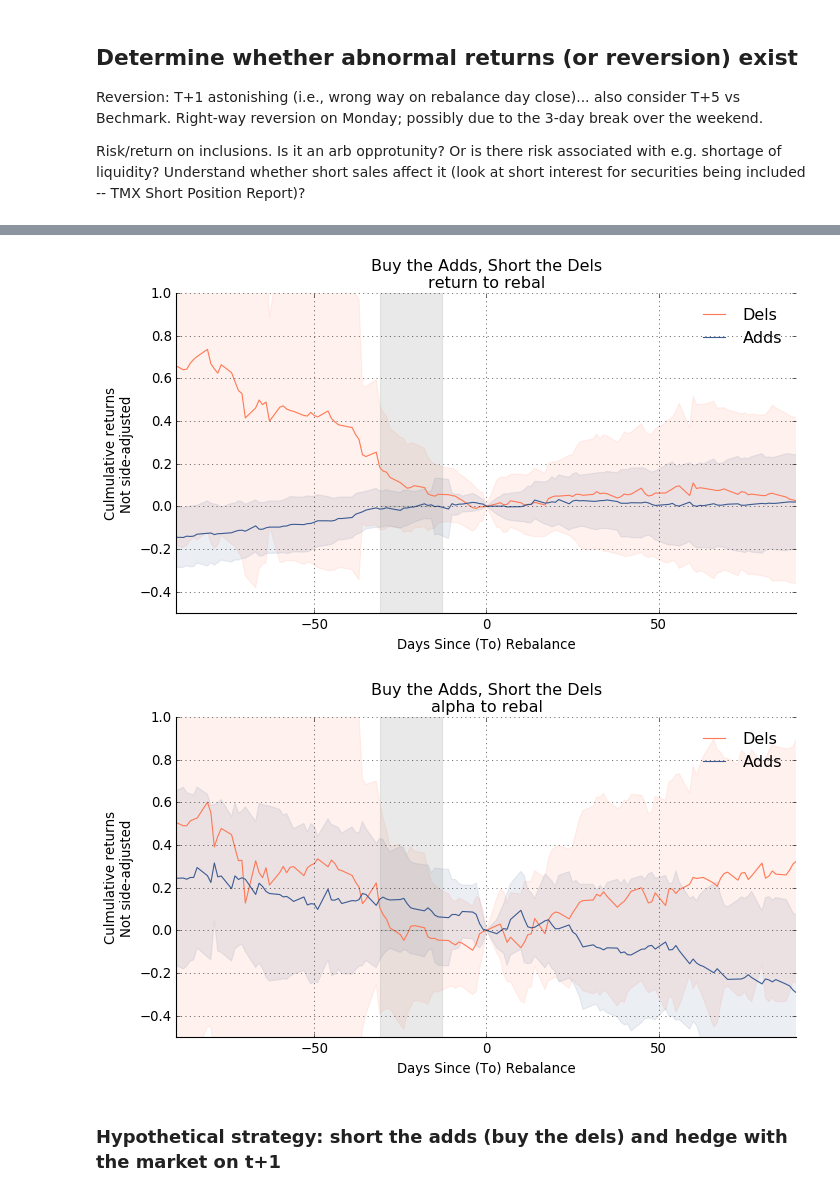
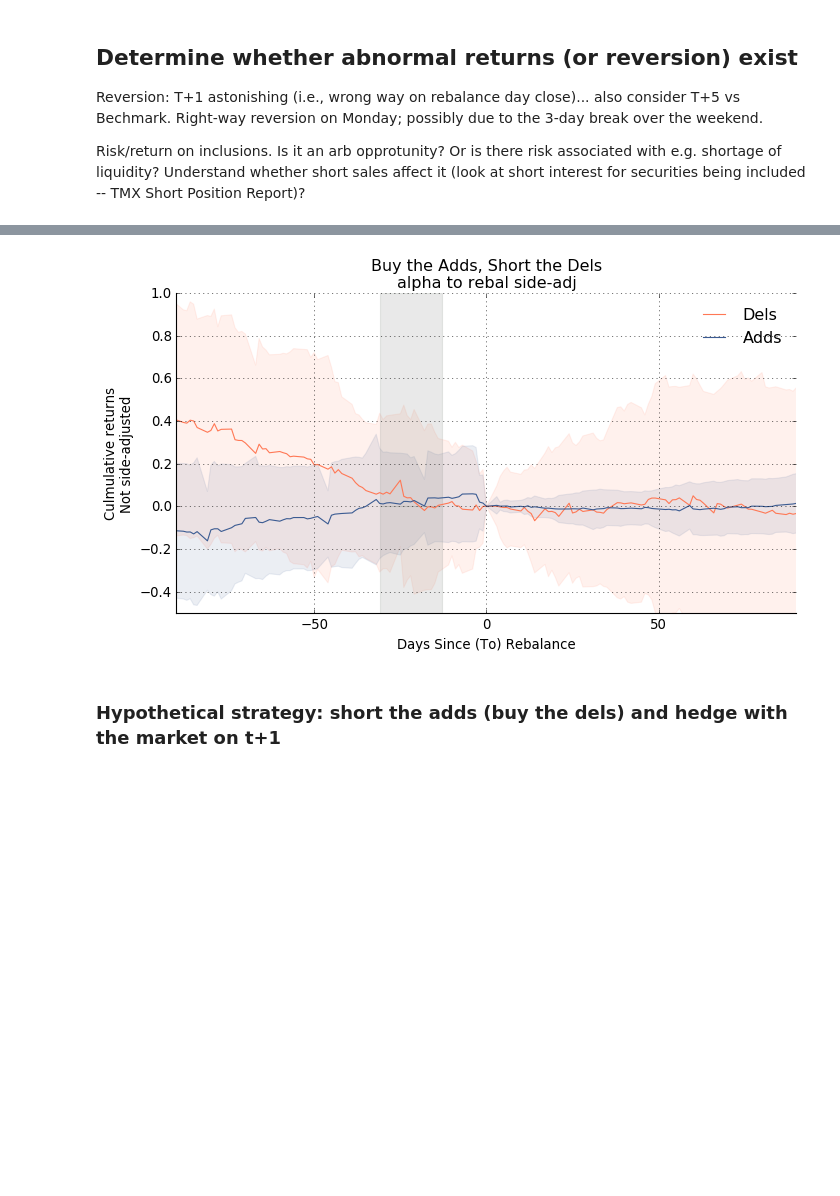
Before and after one commit to ebryce/Portfolio-Risk, a Jupyter notebook: thesis.ipynb, the cells around one changed output, grey strips where cells are left out. Saved outputs shown, nothing was run; the diff lists cells and outputs as text; code cells hidden in the pictures; blank space fills up the shorter version.

```diff
--- a/thesis.ipynb
+++ b/thesis.ipynb
@@ -154,23 +174,15 @@ df['delta_px'] = (df['px']-df['rebal_px'])*df['flag']
 df['return_to_rebal'] = df['delta_px']/df['rebal_px']
 
 # Also, use this to determine daily returns per security
-df['daily_return'] =(df['px'].diff()/df['px'])
+df['daily_return'] =(df['px'].shift(-1).diff()/df['px']).fillna(0)
+
+# Forbid infinite returns
+df = df[ ~df['daily_return'].isin([-np.Inf, np.Inf]) ]
+
 for ticker in df['ticker'].unique():
     # Correct the first day return for each security
     df.ix[(df['ticker']==ticker) & (df['date']==df[df['ticker']==ticker]['date'].min()), 'daily_return']=0
 
-df = df.merge(threefactor[['Rm','culm_Rm','date']], on=['date'])
+df = df.merge(threefactor[['Rm','RF','culm_Rm','date']], on=['date'])
 
-# Find the culmulative market return per rebalance day
-adjustments = df[df['d']==0][['ticker','culm_Rm']]
-adjustments.columns = ['ticker','culm_Rm_t0']
-df = df.merge(adjustments, on=['ticker'])
-df['market_return_to_rebal'] = df['culm_Rm']-df['culm_Rm_t0']
-
-# Use this to calculate the alpha
-# TODO: risk-adjust
-df['alpha_to_rebal'] = df['return_to_rebal']-df['market_return_to_rebal']
 df['timespan'] = df['d'].apply(lambda d: event_timespan(d))
-
-print(df.head())
-hdf.put(key='daily', value=df, format='t', append=False)
@@ -197,0 +220,18 @@ hdf.put(key='daily', value=df, format='t', append=False)
+# %%
+df['daily_alpha'] = df['daily_return']-df['RF']-(df['lifetime_beta']*(df['Rm']-df['RF']))
+for ticker in df['ticker'].unique():
+    df.loc[df['ticker']==ticker, 'culm_alpha'] = (df.loc[df['ticker']==ticker, 'daily_alpha']+1).cumprod()-1
+
+adjustments = df[df['d']==0][['ticker','culm_alpha']]
+adjustments.columns = ['ticker','culm_alpha_at_t0']
+df = df.merge(adjustments, on=['ticker'])
+
+# NEGATIVE ALPHA IMPLIES PRICE WILL GO UP BEFORE REBALANCE
+# POSITIVE ALPHA IMPLIES PRICE WILL FALL BY THE REBALANCE DAY
+df['alpha_to_rebal'] = df['culm_alpha_at_t0']-df['culm_alpha']
+
+# Positive alpha implies:
+#    price will fall by the rebalance day (for adds)
+#    price will rise by the rebalance day (for deletes)
+df['alpha_to_rebal_side-adj'] = df['alpha_to_rebal']*df['flag']
+df['return_to_rebal_side-adj'] = df['return_to_rebal']*df['flag']
@@ -286,5 +331,5 @@ plt.show()
 # %%
-for factor in ['return_to_rebal','alpha_to_rebal']:
+for factor in ['alpha_to_rebal_side-adj']:
 
     by_side = df[df['d'].between(-365, 365, inclusive=True)].groupby(by=['d','flag']).agg({
                                      factor:['mean','std']}).reset_index()
@@ -302,36 +347,36 @@ for factor in ['return_to_rebal','alpha_to_rebal']:
     ax.spines['bottom'].set_visible(True)
     ax.grid(True,axis='both',linestyle=':')
 
-    sides = {'Dels':-1,'Adds':1}
+    sides = {'Dels':1,'Adds':-1}
     colors = {'Dels':'xkcd:melon','Adds':'xkcd:denim blue'}
     for side in sides.keys():
 
         ax.plot(by_side[by_side['flag']==sides[side]]['d'],
                 by_side[by_side['flag']==sides[side]][factor]['mean']*sides[side],
                 color=colors[side])
 
         ax.fill_between(by_side[by_side['flag']==sides[side]]['d'],
                         (by_side[by_side['flag']==sides[side]][factor]['mean']-by_side[by_side['flag']==sides[side]][factor]['std'])*sides[side],
                         (by_side[by_side['flag']==sides[side]][factor]['mean']+by_side[by_side['flag']==sides[side]][factor]['std'])*sides[side],
                         color=colors[side], alpha=0.1)
 
     ax.legend(sides.keys(), frameon=False, loc='best')
 
     # Plot the ranking period
     ax.fill_between([-(length_of_ranking_period+avg_days),-length_of_ranking_period], [1,1], color='xkcd:grey', alpha=0.2)
     ax.fill_between([-(length_of_ranking_period+avg_days),-length_of_ranking_period], [-1,-1], color='xkcd:grey', alpha=0.2)
 
     plt.title('Buy the Adds, Short the Dels\n{Factor}'.format(Factor=factor.replace('_',' ')))
     plt.ylabel('Culmulative returns\nNot side-adjusted')
     plt.xlabel('Days Since (To) Rebalance')
 
     plt.xlim(time_range)
     plt.ylim(-0.5,1)
     plt.show()
+    fig.savefig('\\'.join(overleaf+['{Factor}_returns_per-side.png'.format(Factor=factor)]))
     #plt.ylim(ylim)
 # %% [output]
-[figure, old version]
+[figure, new version]
-[figure, removed]
 # %% [markdown]
 ### Hypothetical strategy: short the adds (buy the dels) and hedge with the market on t+1
 # %%
```
Also changed, not shown: parts of 43 cells of this notebook.
